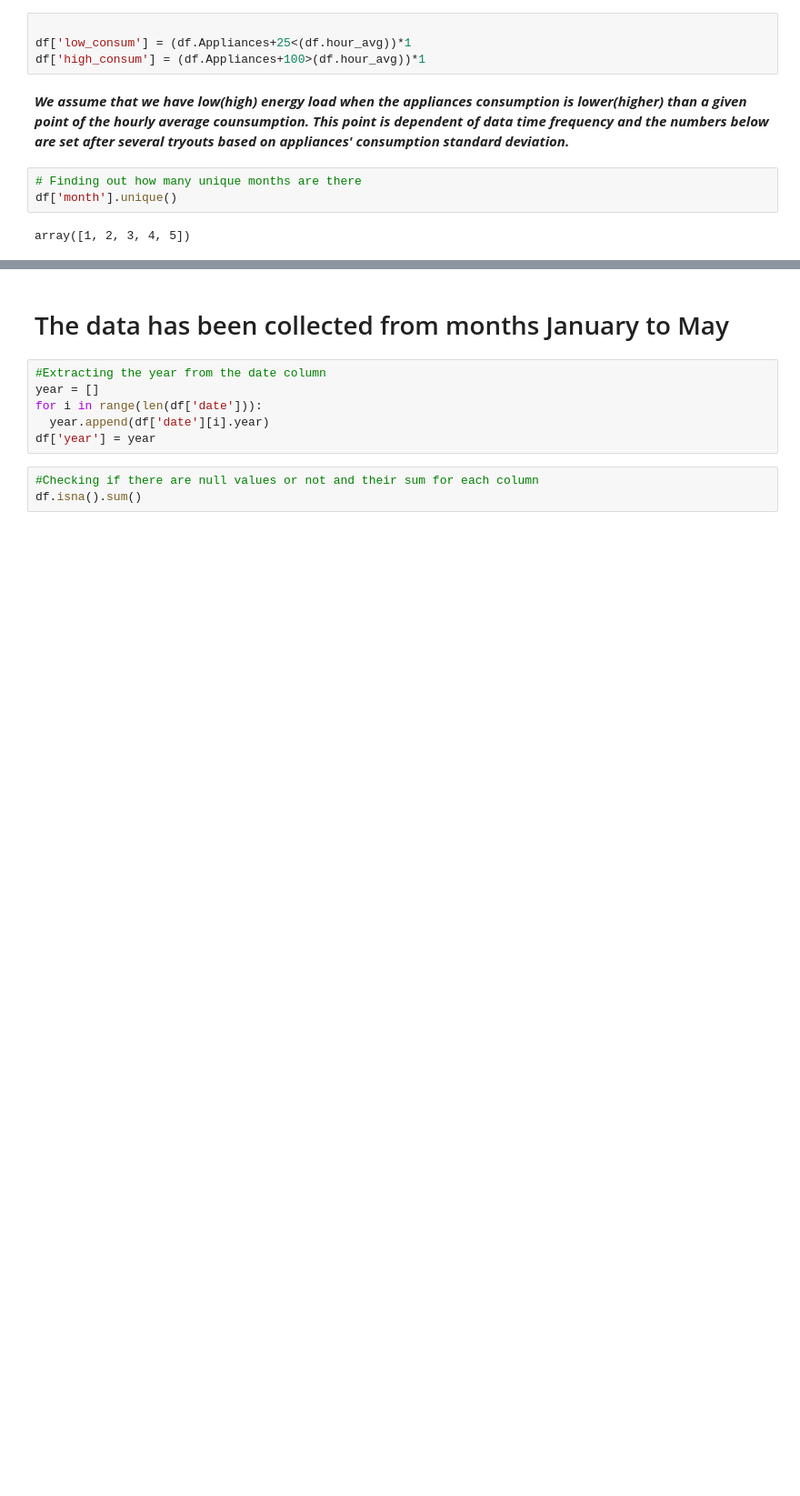
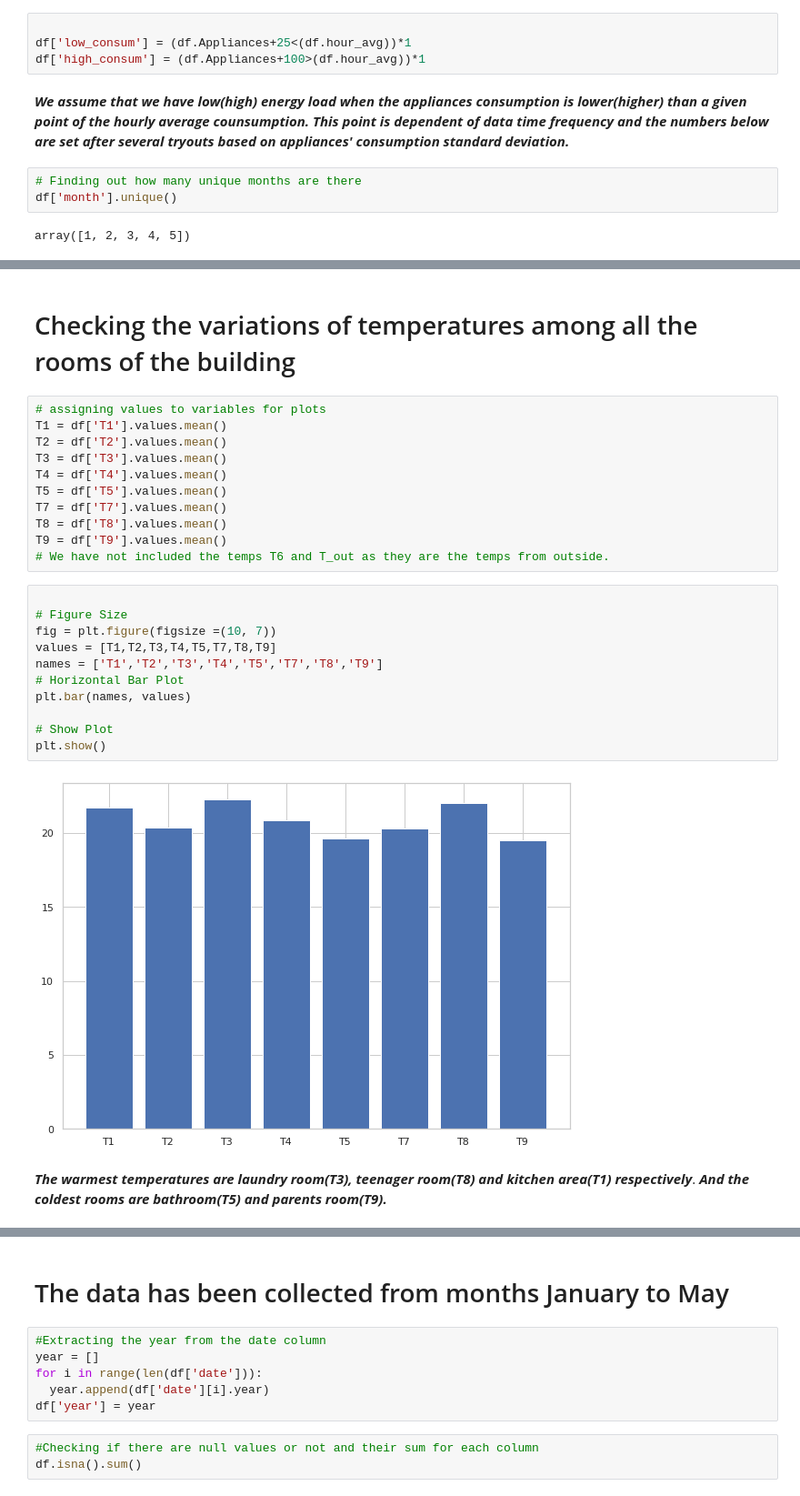
Before and after one commit to akifkashif/Captsone-Project---Data-Application-Energy-Linear-Regression-, a Jupyter notebook: Appliances_Energy_Prediction.ipynb, the cells around one changed output, grey strips where cells are left out. Shown at 91% size. Cells and saved outputs as stored; diff of their text form; blank space fills up the shorter version.

```diff
--- a/Appliances_Energy_Prediction.ipynb
+++ b/Appliances_Energy_Prediction.ipynb
@@ -210,0 +221,28 @@ array([1, 2, 3, 4, 5])
+# %% [markdown]
+# Checking the variations of temperatures among all the rooms of the building
+# %%
+# assigning values to variables for plots
+T1 = df['T1'].values.mean()
+T2 = df['T2'].values.mean()
+T3 = df['T3'].values.mean()
+T4 = df['T4'].values.mean()
+T5 = df['T5'].values.mean()
+T7 = df['T7'].values.mean()
+T8 = df['T8'].values.mean()
+T9 = df['T9'].values.mean()
+# We have not included the temps T6 and T_out as they are the temps from outside.
+# %%
+
+# Figure Size
+fig = plt.figure(figsize =(10, 7))
+values = [T1,T2,T3,T4,T5,T7,T8,T9]
+names = ['T1','T2','T3','T4','T5','T7','T8','T9']
+# Horizontal Bar Plot
+plt.bar(names, values)
+
+# Show Plot
+plt.show()
+# %% [output]
+[figure, added]
+# %% [markdown]
+***The warmest temperatures are  laundry room(T3), teenager room(T8) and kitchen area(T1) respectively***. ***And the coldest rooms are bathroom(T5) and parents room(T9).***
```
Also changed, not shown: parts of 17 cells of this notebook.
